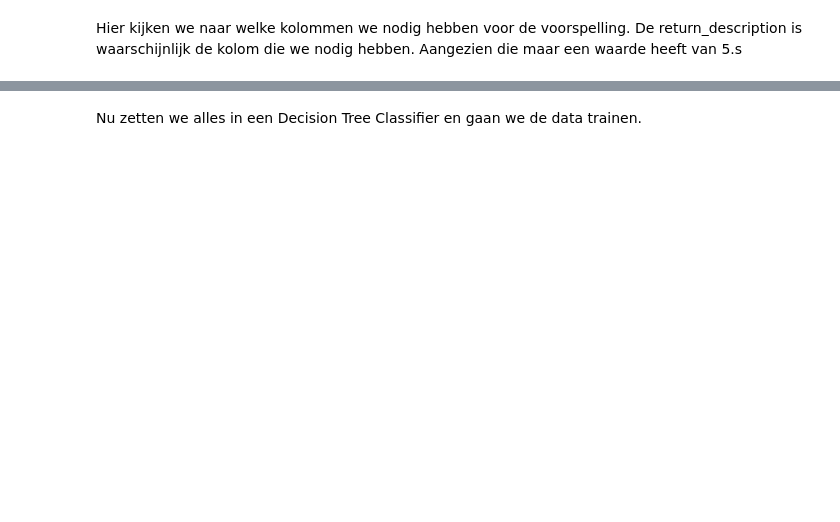
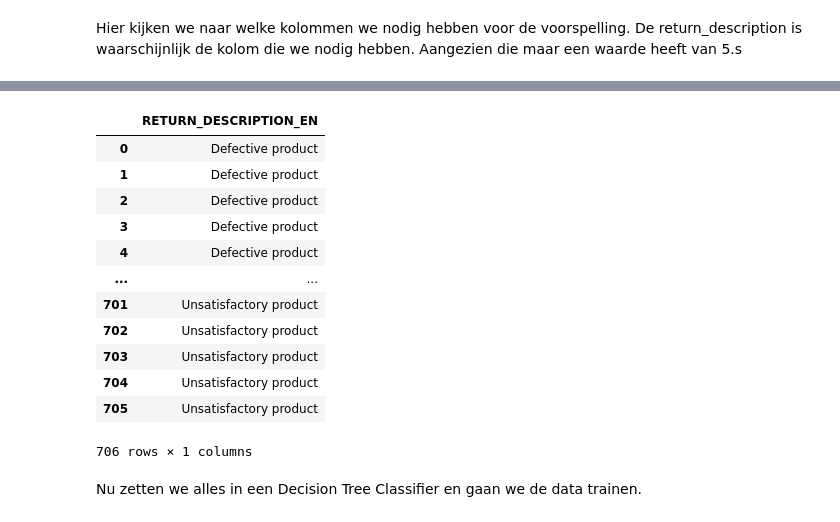
Before and after one commit to Peter-The-Great/DEDS_Portfolio_Week-8, a Jupyter notebook: classificationmodel.ipynb, the cells around one changed output, grey strips where cells are left out. Cells and saved outputs as stored; diff of their text form; code cells hidden in the pictures; blank space fills up the shorter version.

```diff
--- a/classificationmodel.ipynb
+++ b/classificationmodel.ipynb
@@ -309,8 +325,22 @@ RETURN_DESCRIPTION_EN: 5 unieke waarden
 # %%
-x = df.drop('RETURN_DESCRIPTION_EN', axis=1) # Onafhankelijke variabelen
-y = df['RETURN_DESCRIPTION_EN'] # Afhankelijke variabele
-
+x = df.drop(columns=["RETURN_REASON_CODE", "RETURN_DESCRIPTION_EN", "RETURN_DESCRIPTION_EN_Defective product", "RETURN_DESCRIPTION_EN_Incomplete product", "RETURN_DESCRIPTION_EN_Unsatisfactory product", "RETURN_DESCRIPTION_EN_Wrong product ordered", "RETURN_DESCRIPTION_EN_Wrong product shipped"]) # Onafhankelijke variabelen
+y = df[["RETURN_DESCRIPTION_EN"]] # Afhankelijke variabele
 x_train, x_test, y_train, y_test = train_test_split(x, y, test_size=0.15, random_state=42)
+y
+# %% [output]
+|  | RETURN_DESCRIPTION_EN |
+| 0 | Defective product |
+| 1 | Defective product |
+| 2 | Defective product |
+| 3 | Defective product |
+| 4 | Defective product |
+| ... | ... |
+| 701 | Unsatisfactory product |
+| 702 | Unsatisfactory product |
+| 703 | Unsatisfactory product |
+| 704 | Unsatisfactory product |
+| 705 | Unsatisfactory product |
+706 rows × 1 columns
 # %% [markdown]
 Nu zetten we alles in een Decision Tree Classifier en gaan we de data trainen.
 # %%
```
Also changed, not shown: parts of 10 cells of this notebook, 8 other files.
